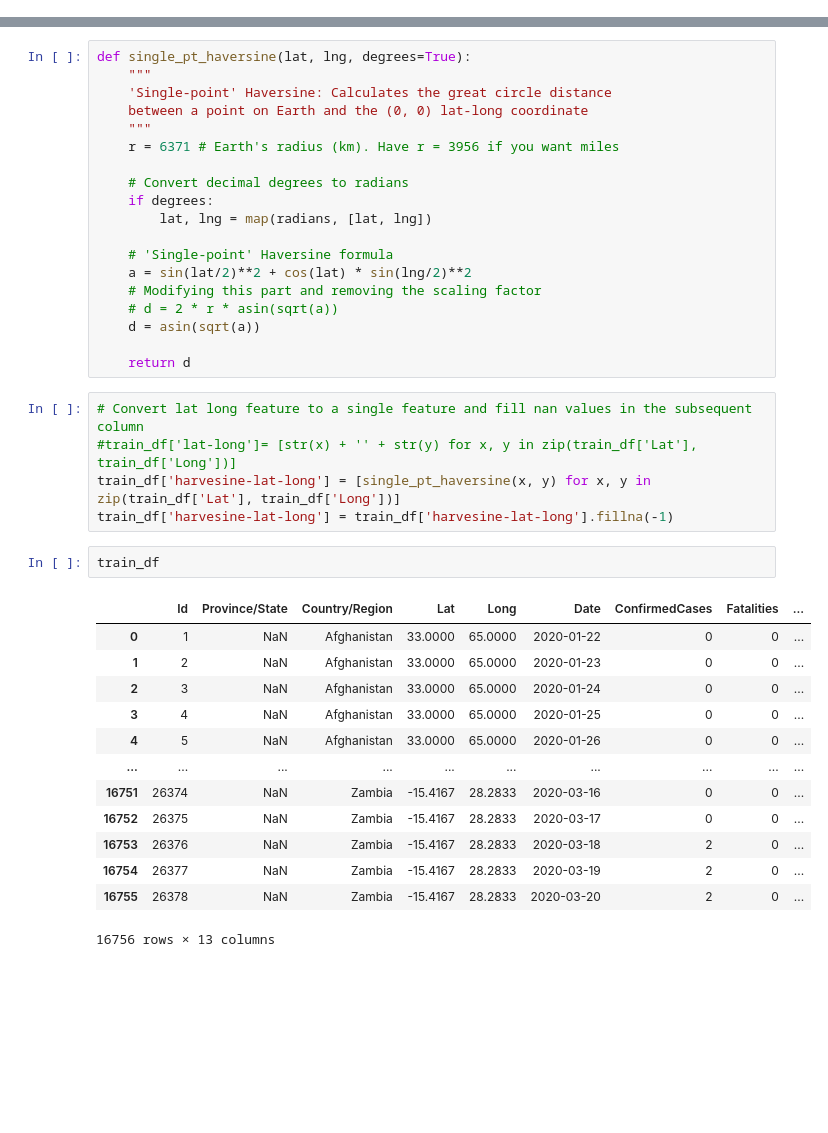
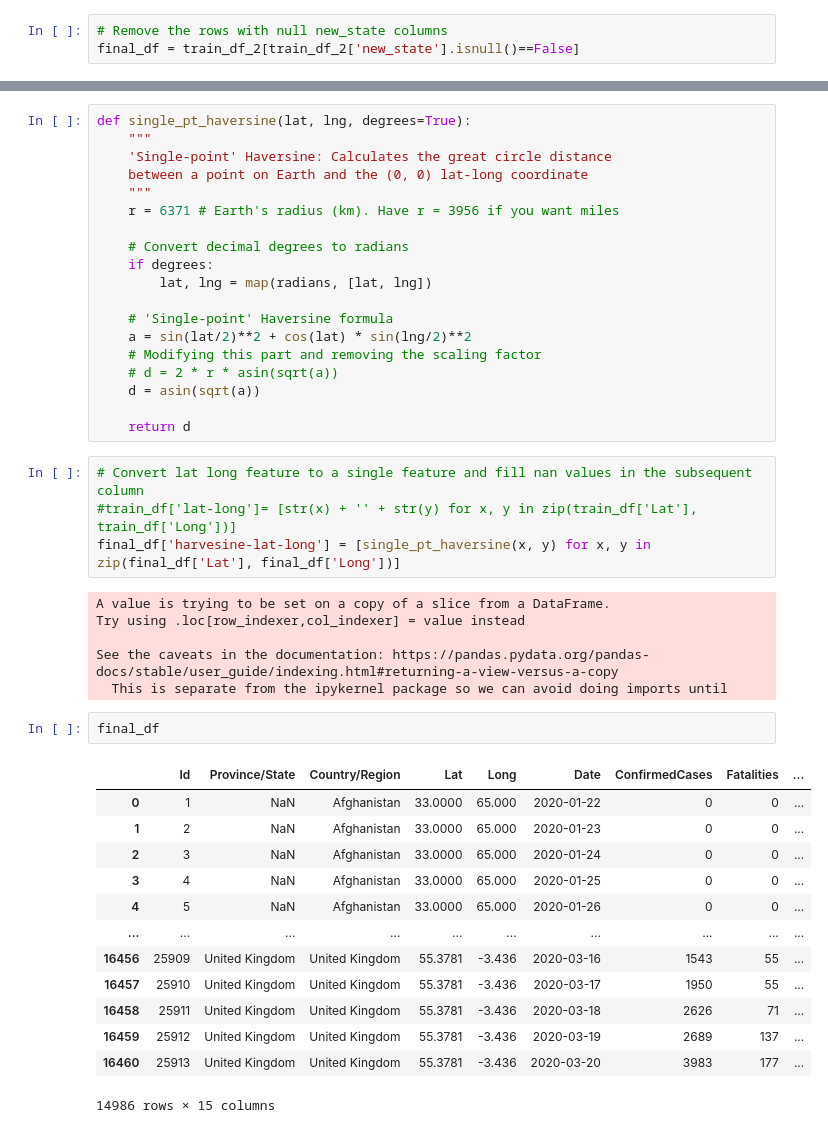
Before and after one commit to zoro666/covid19-global-forecasting, a Jupyter notebook: basic_processing.ipynb, the cells around one changed output, grey strips where cells are left out. Drawn from its saved outputs; the diff is of its cells as text; blank space fills up the shorter version.

Commit message:
prepared data with not null rows

```diff
--- a/basic_processing.ipynb
+++ b/basic_processing.ipynb
@@ -246,0 +297,3 @@ train_df[train_df['Province/State'].isnull()== True]
+# %%
+# Remove the rows with null new_state columns
+final_df = train_df_2[train_df_2['new_state'].isnull()==False]
@@ -287,22 +367,27 @@ def single_pt_haversine(lat, lng, degrees=True):
 # %%
 # Convert lat long feature to a single feature and fill nan values in the subsequent column
 #train_df['lat-long']= [str(x) + '' + str(y) for x, y in zip(train_df['Lat'], train_df['Long'])]
-train_df['harvesine-lat-long'] = [single_pt_haversine(x, y) for x, y in zip(train_df['Lat'], train_df['Long'])]
-train_df['harvesine-lat-long'] = train_df['harvesine-lat-long'].fillna(-1)
+final_df['harvesine-lat-long'] = [single_pt_haversine(x, y) for x, y in zip(final_df['Lat'], final_df['Long'])]
+# %% [output]
+A value is trying to be set on a copy of a slice from a DataFrame.
+Try using .loc[row_indexer,col_indexer] = value instead
+
+See the caveats in the documentation: https://pandas.pydata.org/pandas-docs/stable/user_guide/indexing.html#returning-a-view-versus-a-copy
+  This is separate from the ipykernel package so we can avoid doing imports until
-# %%
-train_df
-# %% [output]
-|  | Id | Province/State | Country/Region | Lat | Long | Date | ConfirmedCases | Fatalities | ... |
-| 0 | 1 | NaN | Afghanistan | 33.0000 | 65.0000 | 2020-01-22 | 0 | 0 | ... |
-| 1 | 2 | NaN | Afghanistan | 33.0000 | 65.0000 | 2020-01-23 | 0 | 0 | ... |
-| 2 | 3 | NaN | Afghanistan | 33.0000 | 65.0000 | 2020-01-24 | 0 | 0 | ... |
-| 3 | 4 | NaN | Afghanistan | 33.0000 | 65.0000 | 2020-01-25 | 0 | 0 | ... |
-| 4 | 5 | NaN | Afghanistan | 33.0000 | 65.0000 | 2020-01-26 | 0 | 0 | ... |
-| ... | ... | ... | ... | ... | ... | ... | ... | ... | ... |
-| 16751 | 26374 | NaN | Zambia | -15.4167 | 28.2833 | 2020-03-16 | 0 | 0 | ... |
-| 16752 | 26375 | NaN | Zambia | -15.4167 | 28.2833 | 2020-03-17 | 0 | 0 | ... |
-| 16753 | 26376 | NaN | Zambia | -15.4167 | 28.2833 | 2020-03-18 | 2 | 0 | ... |
-| 16754 | 26377 | NaN | Zambia | -15.4167 | 28.2833 | 2020-03-19 | 2 | 0 | ... |
-| 16755 | 26378 | NaN | Zambia | -15.4167 | 28.2833 | 2020-03-20 | 2 | 0 | ... |
-16756 rows × 13 columns
+# %%
+final_df
+# %% [output]
+|  | Id | Province/State | Country/Region | Lat | Long | Date | ConfirmedCases | Fatalities | ... |
+| 0 | 1 | NaN | Afghanistan | 33.0000 | 65.000 | 2020-01-22 | 0 | 0 | ... |
+| 1 | 2 | NaN | Afghanistan | 33.0000 | 65.000 | 2020-01-23 | 0 | 0 | ... |
+| 2 | 3 | NaN | Afghanistan | 33.0000 | 65.000 | 2020-01-24 | 0 | 0 | ... |
+| 3 | 4 | NaN | Afghanistan | 33.0000 | 65.000 | 2020-01-25 | 0 | 0 | ... |
+| 4 | 5 | NaN | Afghanistan | 33.0000 | 65.000 | 2020-01-26 | 0 | 0 | ... |
+| ... | ... | ... | ... | ... | ... | ... | ... | ... | ... |
+| 16456 | 25909 | United Kingdom | United Kingdom | 55.3781 | -3.436 | 2020-03-16 | 1543 | 55 | ... |
+| 16457 | 25910 | United Kingdom | United Kingdom | 55.3781 | -3.436 | 2020-03-17 | 1950 | 55 | ... |
+| 16458 | 25911 | United Kingdom | United Kingdom | 55.3781 | -3.436 | 2020-03-18 | 2626 | 71 | ... |
+| 16459 | 25912 | United Kingdom | United Kingdom | 55.3781 | -3.436 | 2020-03-19 | 2689 | 137 | ... |
+| 16460 | 25913 | United Kingdom | United Kingdom | 55.3781 | -3.436 | 2020-03-20 | 3983 | 177 | ... |
+14986 rows × 15 columns
 # %%
```
Also changed, not shown: parts of 21 cells of this notebook.
